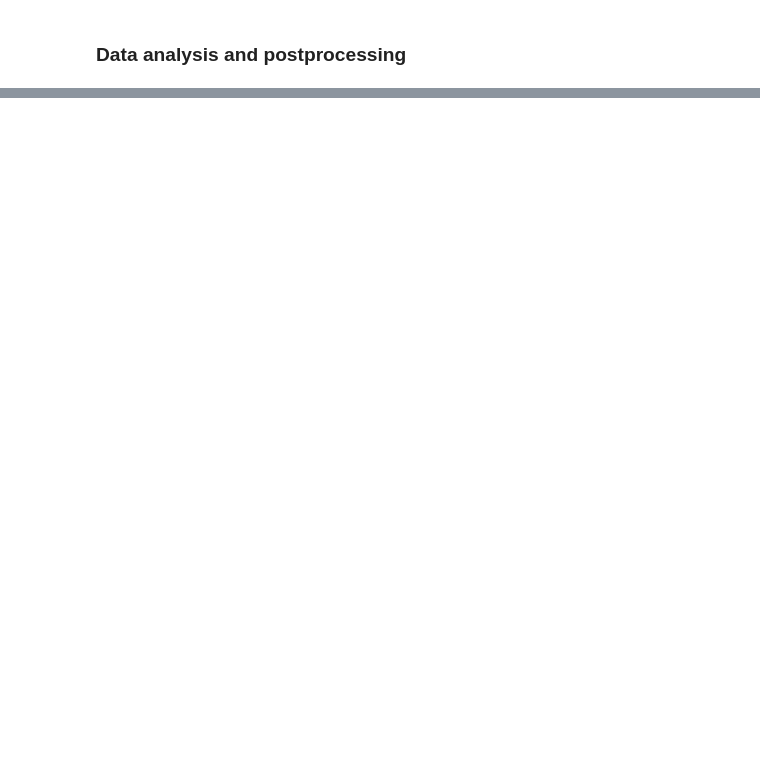
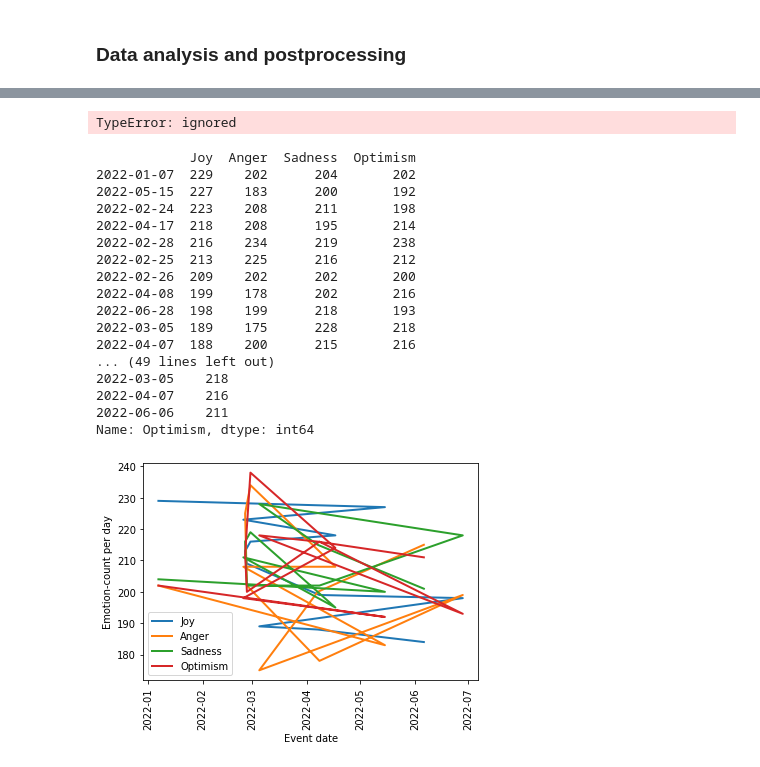
Before and after one commit to JohannesWittmann9/bert_tweet_emotion_classification, a Jupyter notebook: NLE2_J_Q_Wittmann_Ukraine_Tweet_Classification.ipynb, the cells around one changed output, grey strips where cells are left out. Saved outputs shown, nothing was run; the diff lists cells and outputs as text; code cells hidden in the pictures; blank space fills up the shorter version.

```diff
--- a/NLE2_J_Q_Wittmann_Ukraine_Tweet_Classification.ipynb
+++ b/NLE2_J_Q_Wittmann_Ukraine_Tweet_Classification.ipynb
@@ -244,0 +430,59 @@ Created in <span style='font-weight:600;margin-left:4px;'>Deepnote</span></a>
+# %%
+import matplotlib.pyplot as plt
+import seaborn as sns
+import numpy as np
+
+# General country emotion overview
+with sns.axes_style('white'):
+    g = sns.catplot(x="country", data=df, aspect=2,
+                       kind="count", hue='label', order=countries)
+
+# General event emotion overview
+with sns.axes_style('white'):
+    g = sns.catplot(x="event", data=df, aspect=2,
+                       kind="count", hue='label', order=dates)
+
+grid = sns.FacetGrid(df, row="country", col="event", margin_titles=True, sharex=False, col_order=dates)
+grid.map_dataframe(sns.histplot, "label")
+# %% [output]
+TypeError: ignored
+# %%
+labelEmotionCounts = {}
+for label in labelNames:
+  df_label = df.loc[df["label"] == label]
+  #pprint(df_label)
+  emotion_counts = df_label.event.value_counts()
+  labelEmotionCounts[label] = emotion_counts.to_dict()
+emoDf = pd.DataFrame(labelEmotionCounts)
+emoDf.sort_index()
+#TODO: sort by index
+pprint(emoDf)
+fig, ax = plt.subplots()
+for label in labelEmotionCounts.keys():
+  emotionLabel = emoDf[label]
+  pprint(emotionLabel)
+  ax.plot(emotionLabel.index, emotionLabel, linewidth=2.0, label = label)
+ax.legend()
+plt.xticks(rotation=90)
+plt.xlabel("Event date")
+plt.ylabel("Emotion-count per day")
+plt.show()
+# %% [output]
+            Joy  Anger  Sadness  Optimism
+2022-01-07  229    202      204       202
+2022-05-15  227    183      200       192
+2022-02-24  223    208      211       198
+2022-04-17  218    208      195       214
+2022-02-28  216    234      219       238
+2022-02-25  213    225      216       212
+2022-02-26  209    202      202       200
+2022-04-08  199    178      202       216
+2022-06-28  198    199      218       193
+2022-03-05  189    175      228       218
+2022-04-07  188    200      215       216
+... (49 lines left out)
+2022-03-05    218
+2022-04-07    216
+2022-06-06    211
+Name: Optimism, dtype: int64
+[figure, added]
```
Also changed, not shown: parts of 16 cells of this notebook.
